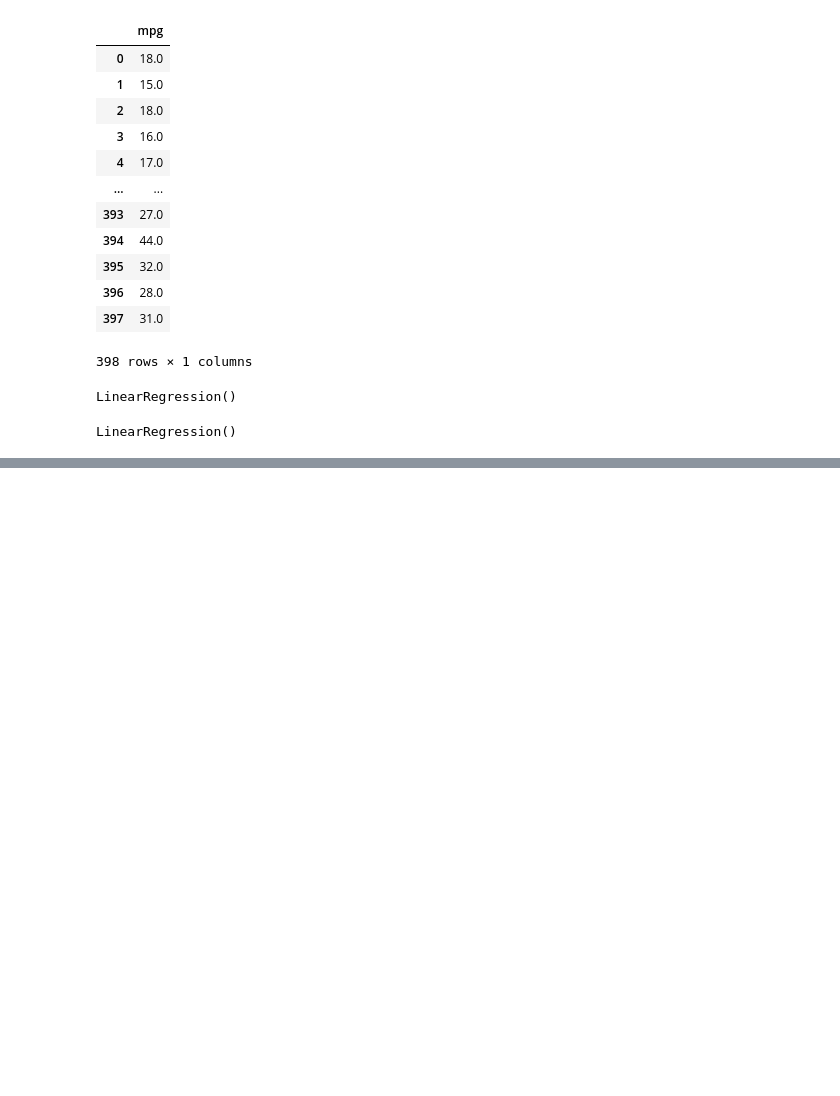
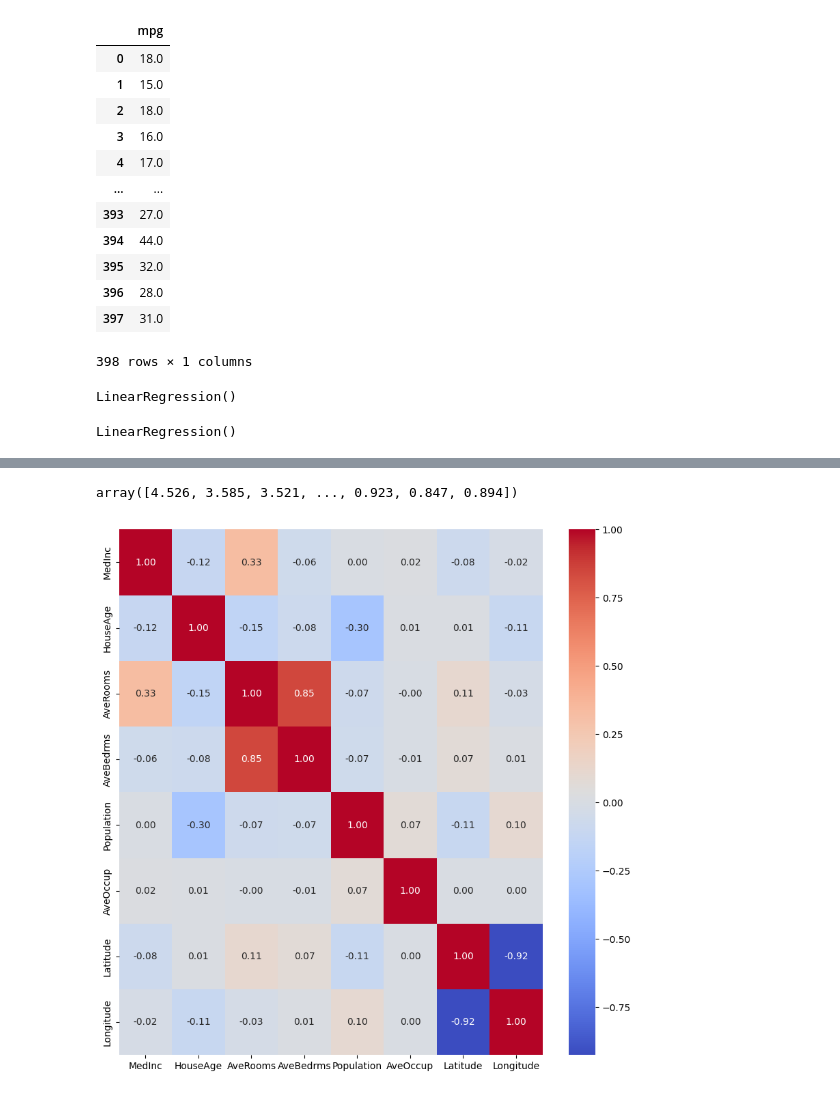
Before and after one commit to ydv-prince/ML-Practicals, a Jupyter notebook: workshop/regression.ipynb, the cells around one changed output, grey strips where cells are left out. Drawn from its saved outputs; the diff is of its cells as text; code cells hidden in the pictures; blank space fills up the shorter version.

```diff
--- a/workshop/regression.ipynb
+++ b/workshop/regression.ipynb
@@ -278,0 +293,3 @@ Root Mean Squared Error: 2.862855438604399
+# %%
+data = fetch_california_housing()
+print(data.DESCR)
@@ -278,0 +314,3 @@ Root Mean Squared Error: 2.862855438604399
+# %%
+X = pd.DataFrame(data.data, columns= data.feature_names)
+X
@@ -278,0 +331,11 @@ Root Mean Squared Error: 2.862855438604399
+# %%
+y = data.target
+y
+# %% [output]
+array([4.526, 3.585, 3.521, ..., 0.923, 0.847, 0.894])
+# %%
+plt.figure(figsize= (10,10))
+sns.heatmap(X.corr(), annot= True, fmt= ".2f", cmap= 'coolwarm')
+plt.show()
+# %% [output]
+[figure, added]
```
Also changed, not shown: parts of 18 cells of this notebook.
